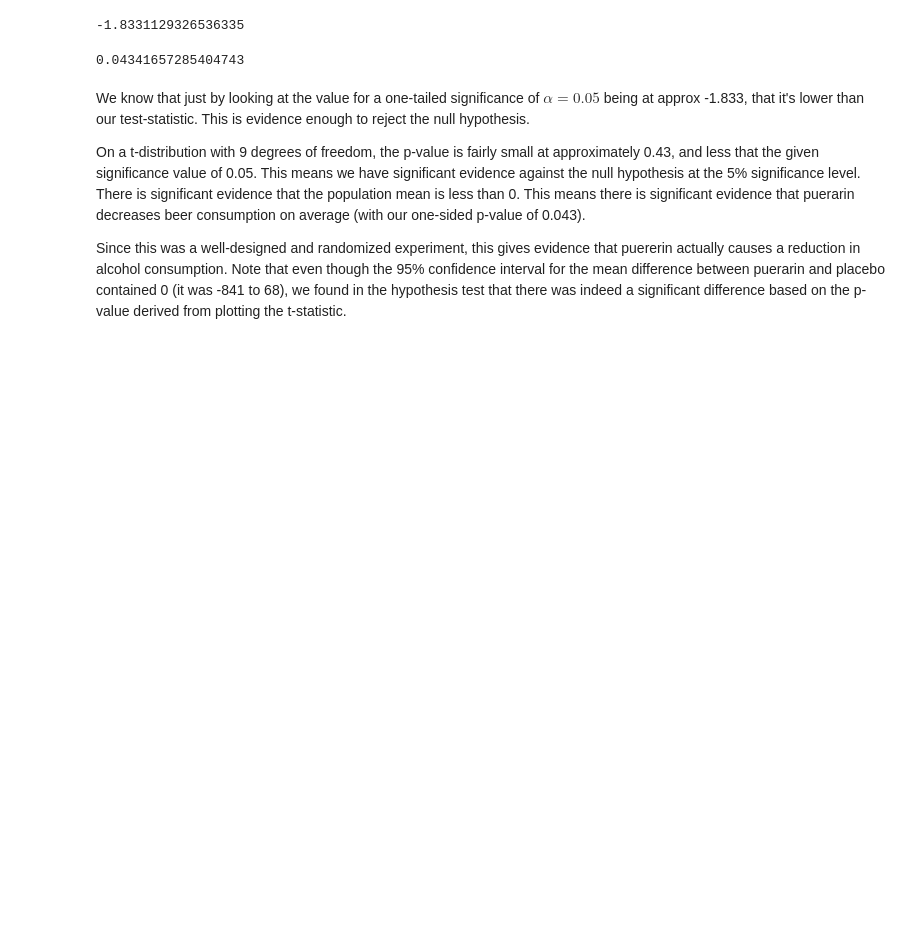
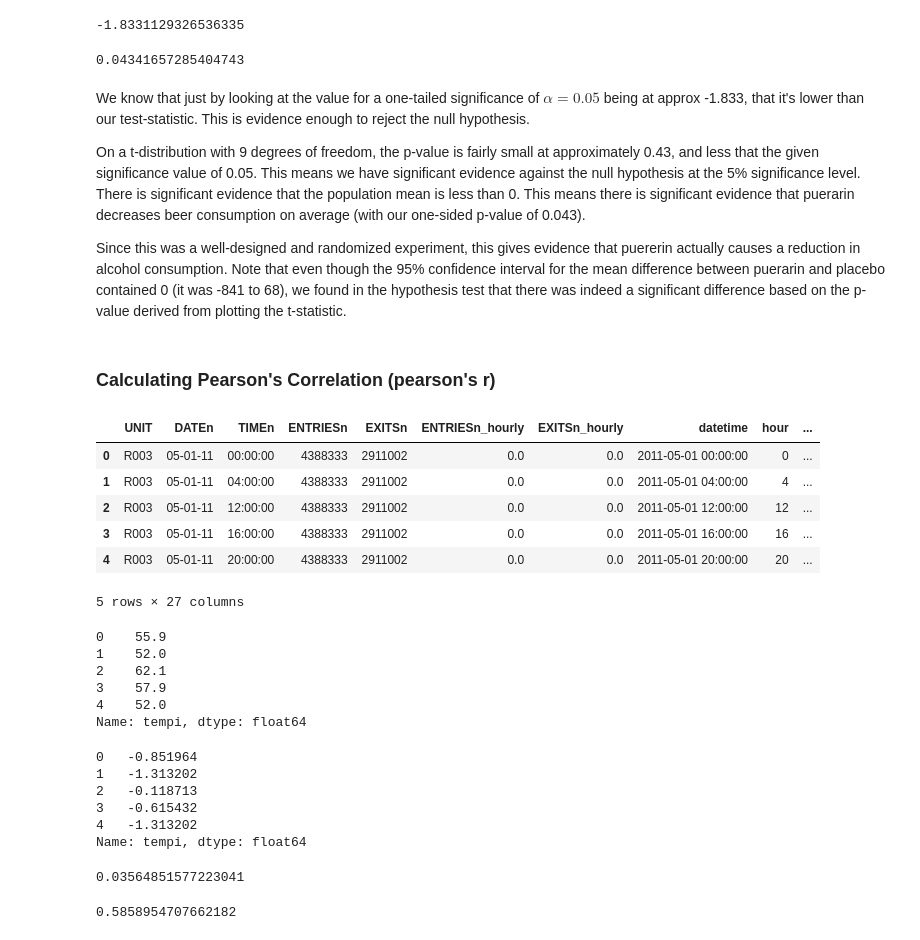
Before and after one commit to hichana/data-science-quiver, a Jupyter notebook: Statistics.ipynb, the cells around one changed output. Drawn from its saved outputs; the diff is of its cells as text; code cells hidden in the pictures; blank space fills up the shorter version.

```diff
--- a/Statistics.ipynb
+++ b/Statistics.ipynb
@@ -427,3 +439,43 @@ We know that just by looking at the value for a one-tailed significance of $\alp
 On a t-distribution with 9 degrees of freedom, the p-value is fairly small at approximately 0.43, and less that the given significance value of 0.05. This means we have significant evidence against the null hypothesis at the 5% significance level. There is significant evidence that the population mean is less than 0. This means there is significant evidence that puerarin decreases beer consumption on average (with our one-sided p-value of 0.043).
 
 Since this was a well-designed and randomized experiment, this gives evidence that puererin actually causes a reduction in alcohol consumption. Note that even though the 95% confidence interval for the mean difference between puerarin and placebo contained 0 (it was -841 to 68), we found in the hypothesis test that there was indeed a significant difference based on the p-value derived from plotting the t-statistic.
+# %% [markdown]
+### Calculating Pearson's Correlation (pearson's r)
+# %%
+# step 1: standardize both variables
+import pandas as pd
+
+subway_df = pd.read_csv('sample-data/nyc_subway_weather.csv')
+subway_df.head()
+# %% [output]
+|  | UNIT | DATEn | TIMEn | ENTRIESn | EXITSn | ENTRIESn_hourly | EXITSn_hourly | datetime | hour | ... |
+| 0 | R003 | 05-01-11 | 00:00:00 | 4388333 | 2911002 | 0.0 | 0.0 | 2011-05-01 00:00:00 | 0 | ... |
+| 1 | R003 | 05-01-11 | 04:00:00 | 4388333 | 2911002 | 0.0 | 0.0 | 2011-05-01 04:00:00 | 4 | ... |
+| 2 | R003 | 05-01-11 | 12:00:00 | 4388333 | 2911002 | 0.0 | 0.0 | 2011-05-01 12:00:00 | 12 | ... |
+| 3 | R003 | 05-01-11 | 16:00:00 | 4388333 | 2911002 | 0.0 | 0.0 | 2011-05-01 16:00:00 | 16 | ... |
+| 4 | R003 | 05-01-11 | 20:00:00 | 4388333 | 2911002 | 0.0 | 0.0 | 2011-05-01 20:00:00 | 20 | ... |
+5 rows × 27 columns
+# %%
+# pull out a single column as a pandas Series
+tempi_col = subway_df.tempi
+tempi_col.head()
+# %% [output]
+0    55.9
+1    52.0
+2    62.1
+3    57.9
+4    52.0
+Name: tempi, dtype: float64
+# %%
+# standardize the column as a vector operation
+std_tempi_col = (tempi_col - tempi_col.mean()) / tempi_col.std(ddof=0)
+
+# show the Series again
+std_tempi_col.head()
+# %% [output]
+0   -0.851964
+1   -1.313202
+2   -0.118713
+3   -0.615432
+4   -1.313202
+Name: tempi, dtype: float64
@@ -429,0 +493,10 @@ Since this was a well-designed and randomized experiment, this gives evidence th
+# %%
+# now use the function to calculate pearson's r for two coluns in sample data
+correlation(subway_df['ENTRIESn_hourly'], subway_df['meanprecipi'])
+# %% [output]
+0.03564851577223041
+# %%
+# now find two Series with a stronger correlation
+correlation(subway_df['ENTRIESn_hourly'], subway_df['ENTRIESn'])
+# %% [output]
+0.5858954707662182
```
Also changed, not shown: parts of 7 cells of this notebook, 10 other files.
